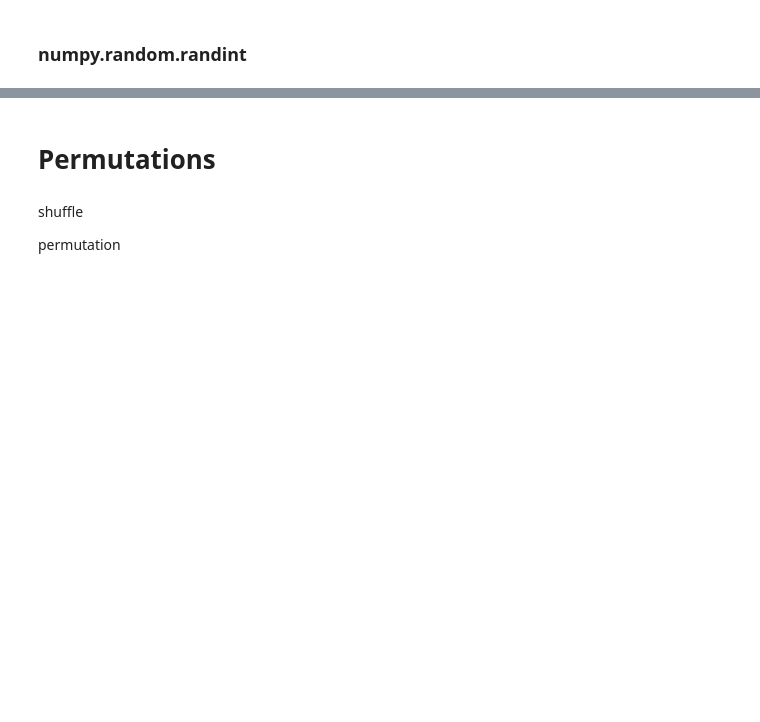
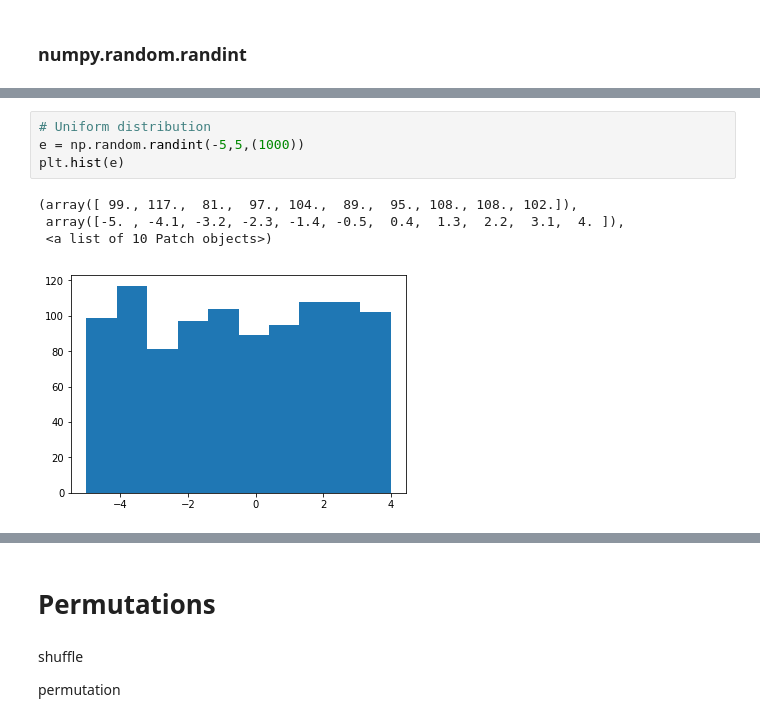
Before and after one commit to healyshane/programming_for_data_analysis-practical_assignment, a Jupyter notebook: Programming for Data Analysis_Assignment.ipynb, the cells around one changed output, grey strips where cells are left out. Saved outputs shown, nothing was run; the diff lists cells and outputs as text; blank space fills up the shorter version.

```diff
--- a/Programming for Data Analysis_Assignment.ipynb
+++ b/Programming for Data Analysis_Assignment.ipynb
@@ -96,0 +98,9 @@ q = np.random.randint(-100,100,15)
+# %%
+# Uniform distribution
+e = np.random.randint(-5,5,(1000))
+plt.hist(e)
+# %% [output]
+(array([ 99., 117.,  81.,  97., 104.,  89.,  95., 108., 108., 102.]),
+ array([-5. , -4.1, -3.2, -2.3, -1.4, -0.5,  0.4,  1.3,  2.2,  3.1,  4. ]),
+ <a list of 10 Patch objects>)
+[figure, added]
```
Also changed, not shown: parts of 27 cells of this notebook.
